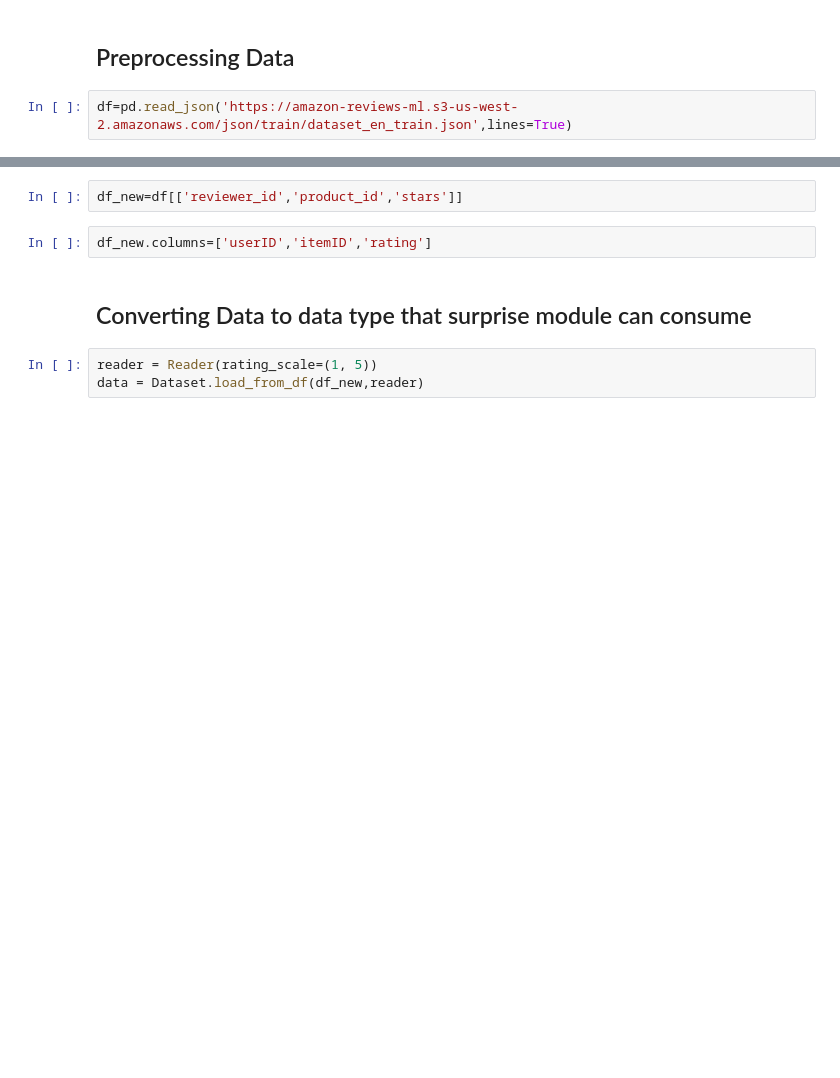
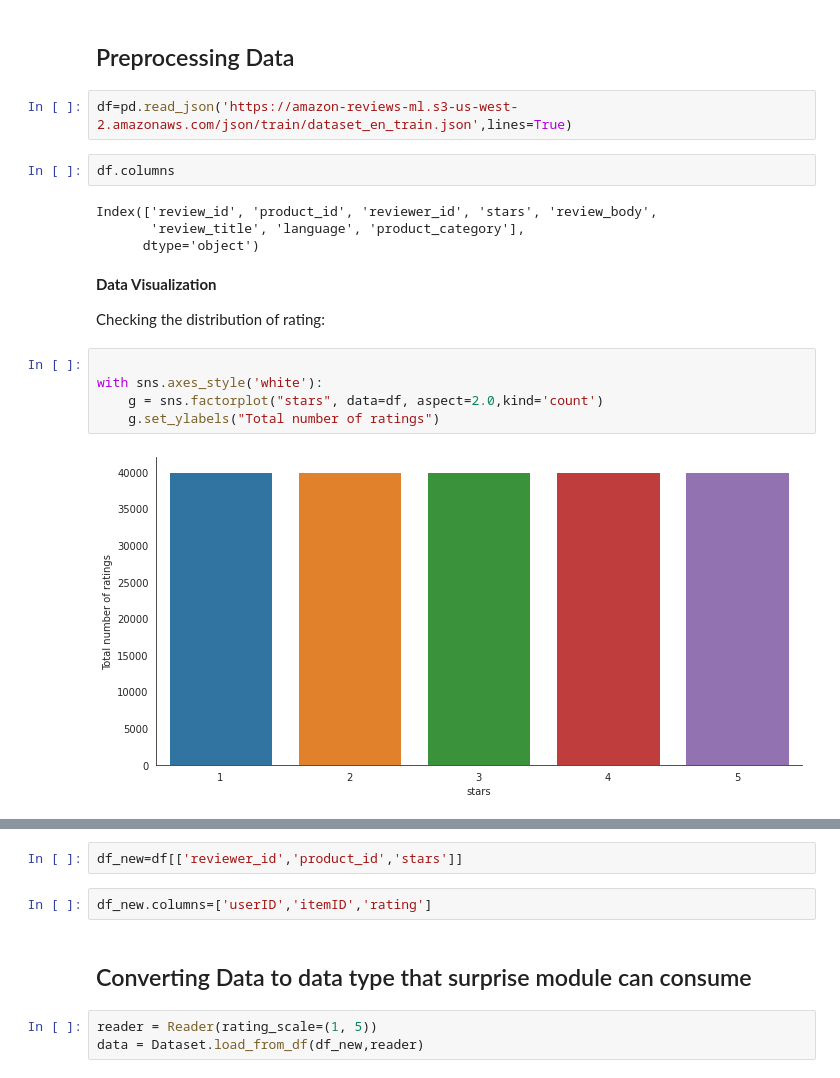
Before and after one commit to ddesai-sjsu/Machine-Learning, a Jupyter notebook: Recommendation.ipynb, the cells around one changed output, grey strips where cells are left out. Saved outputs shown, nothing was run; the diff lists cells and outputs as text; blank space fills up the shorter version.

```diff
--- a/Recommendation.ipynb
+++ b/Recommendation.ipynb
@@ -28,3 +66,20 @@ from surprise.model_selection import train_test_split
 ## Preprocessing Data
 # %%
 df=pd.read_json('https://amazon-reviews-ml.s3-us-west-2.amazonaws.com/json/train/dataset_en_train.json',lines=True)
+# %%
+df.columns
+# %% [output]
+Index(['review_id', 'product_id', 'reviewer_id', 'stars', 'review_body',
+       'review_title', 'language', 'product_category'],
+      dtype='object')
+# %% [markdown]
+**Data Visualization**
+
+Checking the distribution of rating:
+# %%
+
+with sns.axes_style('white'):
+    g = sns.factorplot("stars", data=df, aspect=2.0,kind='count')
+    g.set_ylabels("Total number of ratings")
+# %% [output]
+[figure, added]
```
Also changed, not shown: parts of 31 cells of this notebook.
